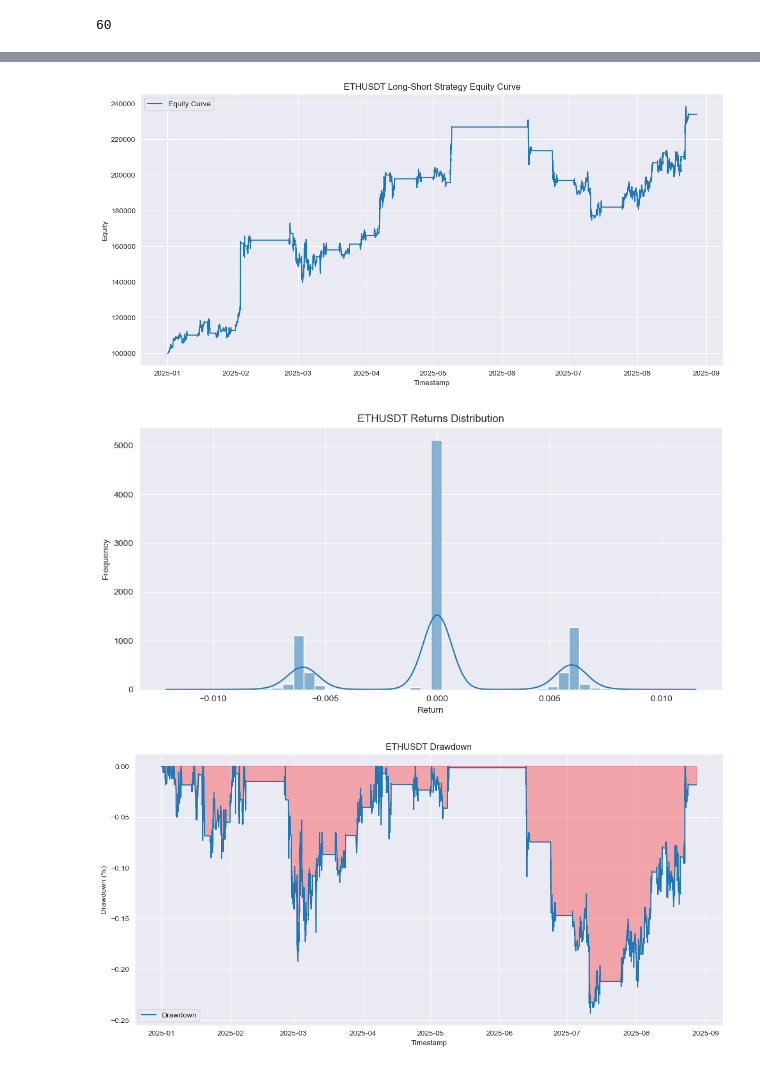
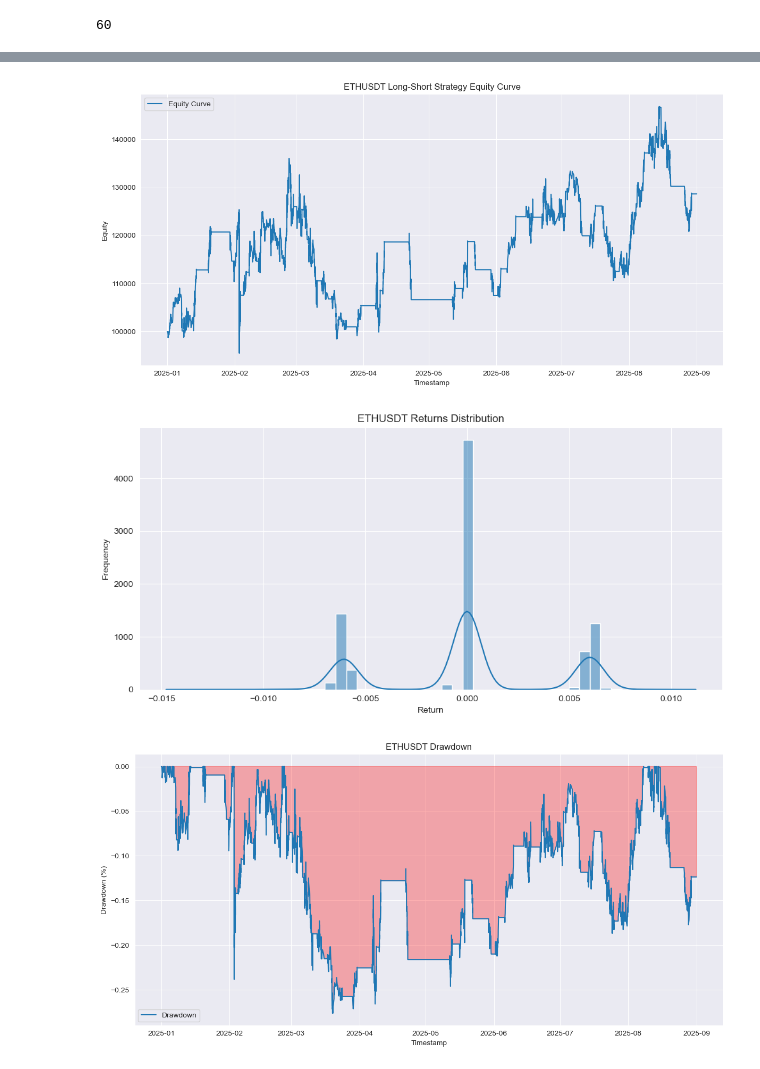
Before and after one commit to Lqz13Th/extrema_lab, a Jupyter notebook: model_dev/model_rnd_lab/tabnet_regressor_futurek.ipynb, the cells around one changed output, grey strips where cells are left out. Drawn from its saved outputs; the diff is of its cells as text; code cells hidden in the pictures.

```diff
--- a/model_dev/model_rnd_lab/tabnet_regressor_futurek.ipynb
+++ b/model_dev/model_rnd_lab/tabnet_regressor_futurek.ipynb
@@ -26,11 +26,13 @@ from extrema_lab.feature_eng.operator.utils_tools import *
 # %% [output]
 added sys.path: C:\quant\work
 # %%
-symbol = "OPUSDT"
+symbol = "ETHUSDT"
 threshold = 0.0067
-feat_cal_window = 150
-feat_norm_window = 150
-feat_norm_rolling_mean_window = 150
+feat_cal_window = 375
+feat_norm_window = 375
+feat_norm_rolling_mean_window = 375
+
+future_window = 75
 
 origin_df = process_single_symbol(
     symbol,
@@ -241,0 +313,21 @@ num split dfs:  14
+# %%
+# duration 原来是微秒 (us)，先转换成秒
+duration_sec = duration_label / 1_000_000
+
+# origin_df 的 timestamp 转成 numpy
+timestamps = origin_df["timestamp"].to_numpy()
+future_returns = future_return_label  # 已经是 numpy
+
+# 阈值，例如 1 小时 = 3600 秒
+threshold_sec = 3600
+short_idx = np.where(duration_sec < threshold_sec)[0]
+
+print(f"Number of short durations (<1 hr): {len(short_idx)}\n")
+
+# 找出最短 10 个 duration
+short_idx_sorted = short_idx[np.argsort(duration_sec[short_idx])][:10]
+
+for i in short_idx_sorted:
+    print(f"timestamp: {timestamps[i]}, "
+          f"future_return: {future_returns[i]:.6f}, "
+          f"duration: {duration_sec[i]:.2f} s / {duration_sec[i]/60:.2f} min")
@@ -1014,10 +961,10 @@ slippage_ratio = 0.0007   # Slippage ratio (e.g., 0.02%)
 trade_size_ratio = 0.9    # Percentage of current equity to allocate per trade
 
 # Strategy Thresholds (needs optimization)
-long_threshold = 0.085 # Predicted probability above this to go long (buy)
-short_threshold = -0.085 # Predicted probability below this to go short (sell)
+long_threshold = 0.06 # Predicted probability above this to go long (buy)
+short_threshold = -0.06 # Predicted probability below this to go short (sell)
 
-beta = 15
+beta = 5
 # Dynamic Take Profit / Stop Loss (in multiples of rolling_std/px)
 long_stop_loss_multiplier = beta
 long_take_profit_multiplier = beta
@@ -1340,8 +1287,8 @@ Win Rate: 63.27%
 ============================================================
 ma
-[figure, old version]
+[figure, new version]
-[figure, old version]
+[figure, new version]
-[figure, old version]
+[figure, new version]
 # %%
 import pandas as pd
 import numpy as np
```
Also changed, not shown: parts of 15 cells of this notebook, 7 other files.
